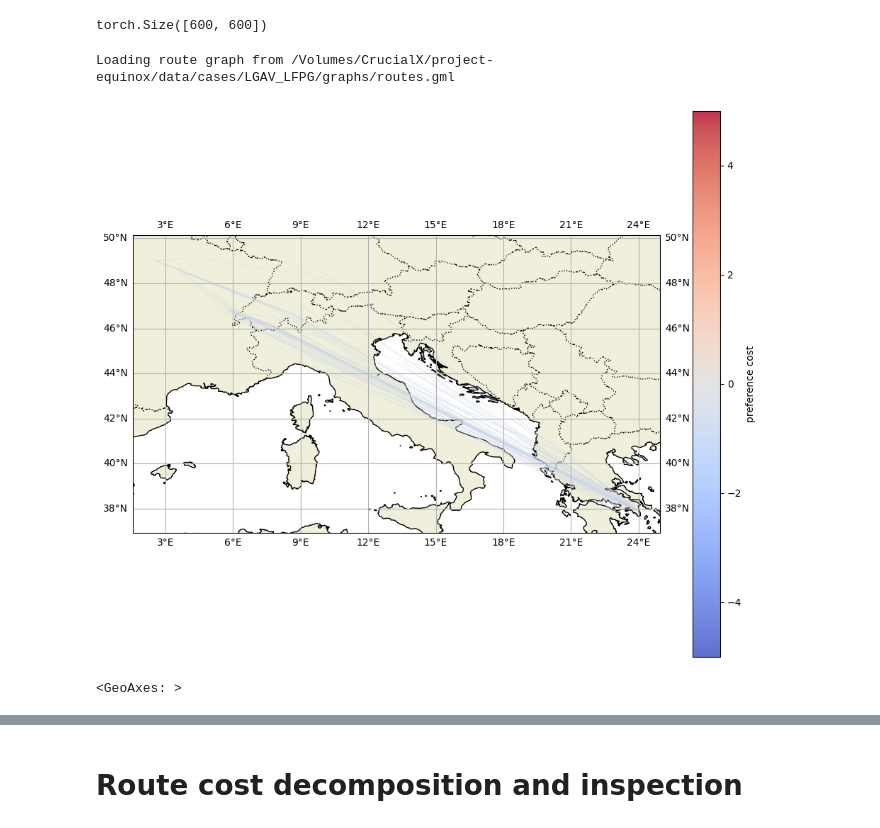
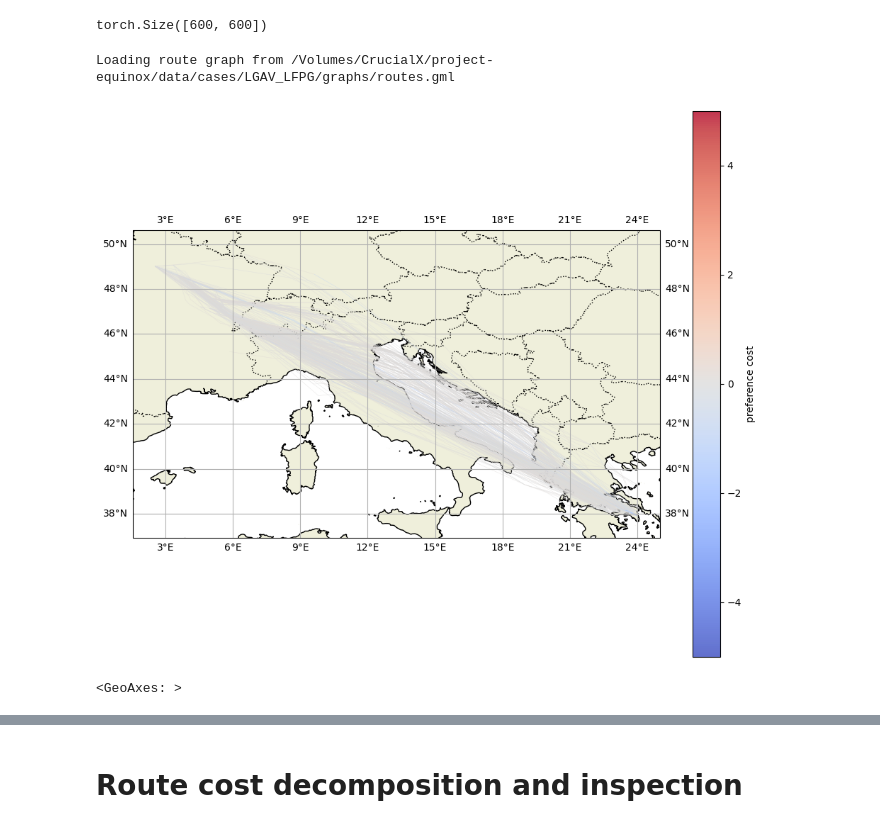
Before and after one commit to thinhhoang95/project-equinox, a Jupyter notebook: src/equinox/posttrain/checkpoint_interpret.ipynb, the cells around one changed output, grey strips where cells are left out. Drawn from its saved outputs; the diff is of its cells as text; code cells hidden in the pictures.

```diff
--- a/src/equinox/posttrain/checkpoint_interpret.ipynb
+++ b/src/equinox/posttrain/checkpoint_interpret.ipynb
@@ -84,35 +84,35 @@ from pathlib import Path
 def get_gml_path(batch_sgd_results_dir_path: str) -> str:
     """
     Recursively searches for a .gml file in the specified directory.
     Returns the absolute path to the .gml file.
     """
     directory = Path(batch_sgd_results_dir_path)
 
     # rglob("*.gml") searches recursively for all files ending in .gml
     # We use next() to get the first result since only one is guaranteed.
     try:
         gml_file = next(directory.rglob("*.gml"))
         return str(gml_file.absolute())
     except StopIteration:
         raise FileNotFoundError(f"No .gml file found in {batch_sgd_results_dir_path}")
 
 gml_path = get_gml_path(case_dir)
 print(f'Loading route graph from {gml_path}')
 
 payload = load_checkpoint_edge_preferences(latest_checkpoint_filename, gml_path)
 plot_edge_preferences_cartopy(
     payload["graph"],
     edge_preferences=payload["edge_preferences"],
     cmap="coolwarm",
     linewidth=0.3,
     alpha=0.8,
-    percentile=0.05,
+    percentile=0.5,
     percentile_mode="upper", # upper = more preferred, lower = less preferred, contrast = half lowest, half highest
     preference_color_range=(-5,5)
 )
 # %% [output]
 Loading route graph from /Volumes/CrucialX/project-equinox/data/cases/LGAV_LFPG/graphs/routes.gml
-[figure, old version]
+[figure, new version]
 <GeoAxes: >
 # %%
 plot_edge_preferences_cartopy(
```
Also changed, not shown: parts of 1 cell of this notebook, 8 other files.
